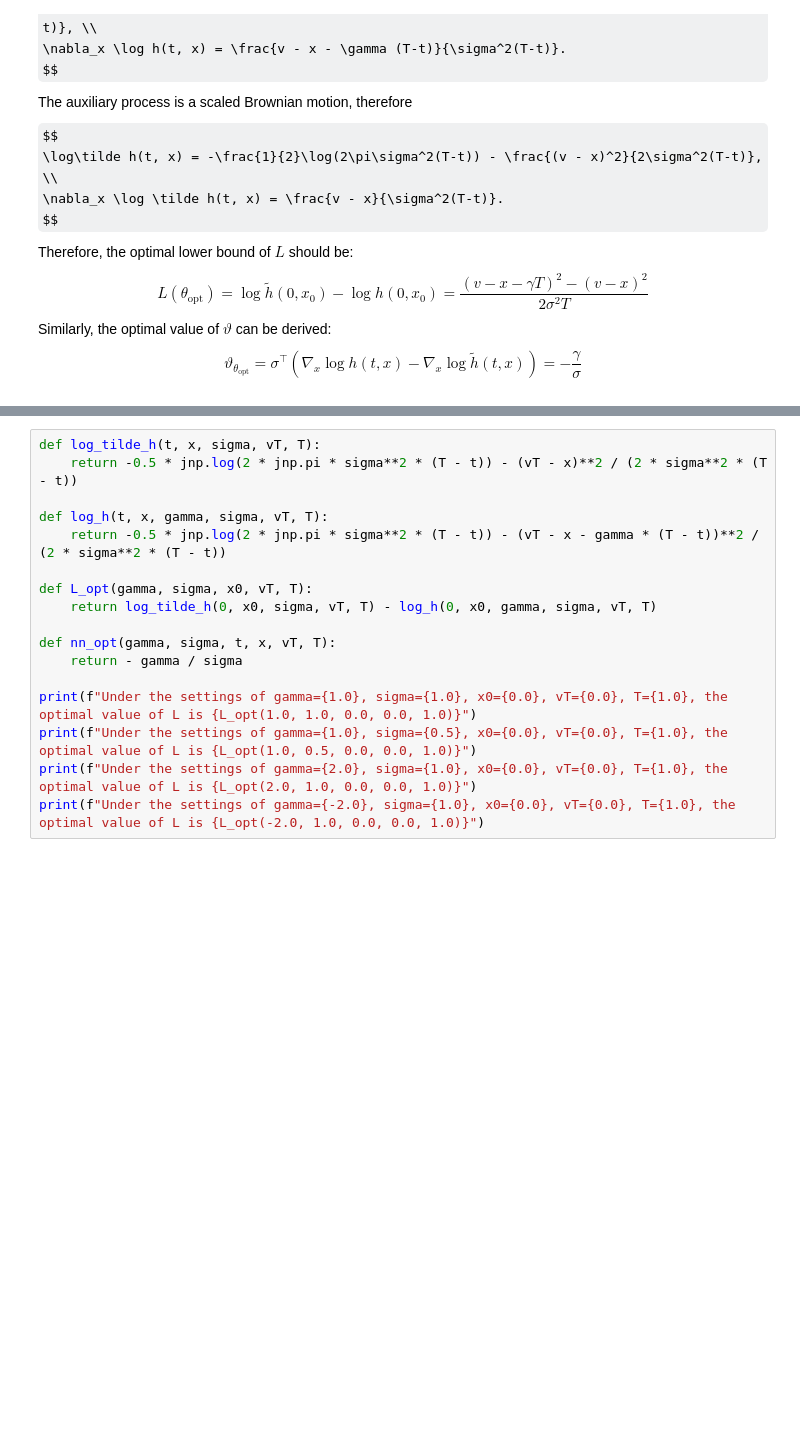
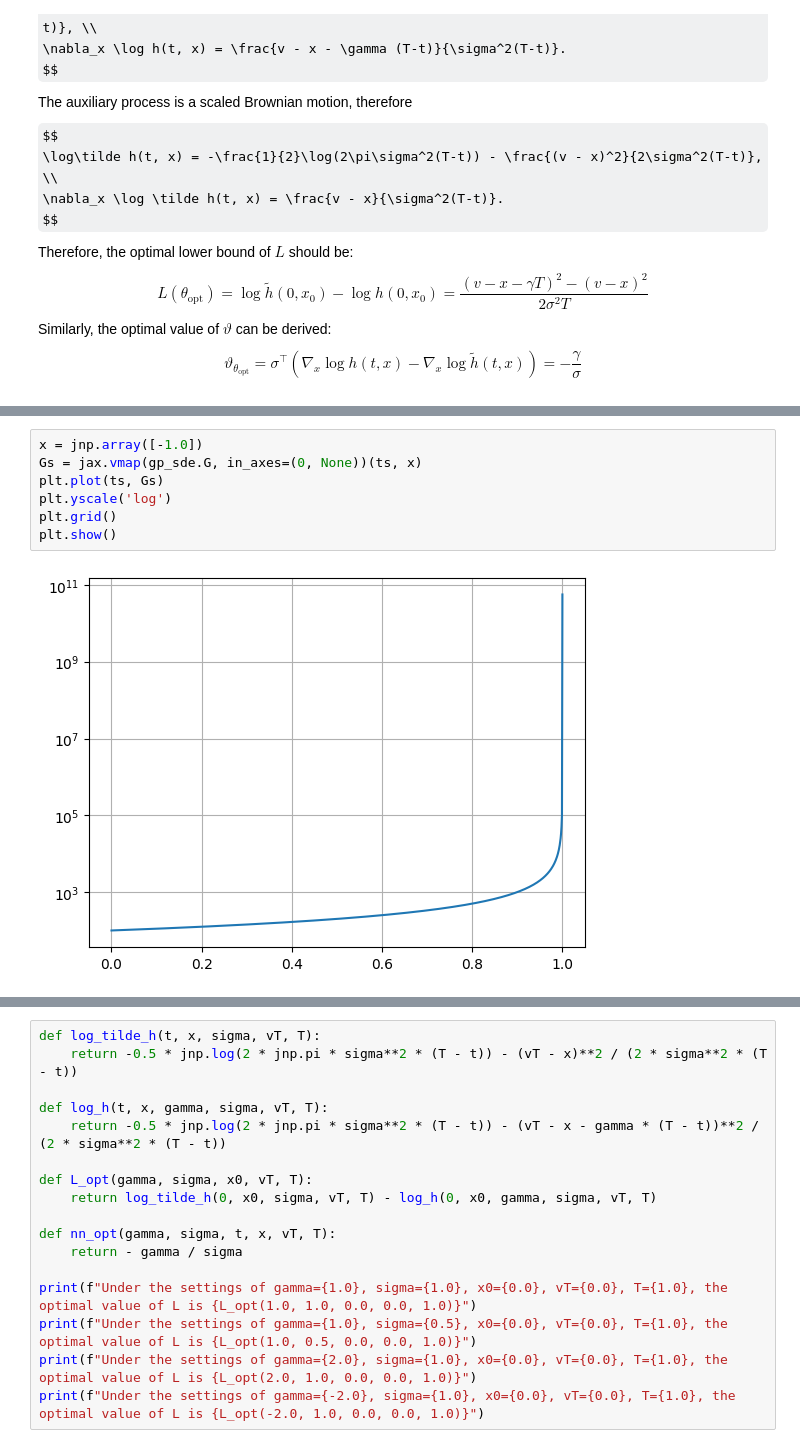
Before and after one commit to bookdiver/neuralbridge, a Jupyter notebook: examples/brownian.ipynb, the cells around one changed output, grey strips where cells are left out. Drawn from its saved outputs; the diff is of its cells as text; some formulas as TeX source; blank space fills up the shorter version.

```diff
--- a/examples/brownian.ipynb
+++ b/examples/brownian.ipynb
@@ -113,0 +138,9 @@ $$
+# %%
+x = jnp.array([-1.0])
+Gs = jax.vmap(gp_sde.G, in_axes=(0, None))(ts, x)
+plt.plot(ts, Gs)
+plt.yscale('log')
+plt.grid()
+plt.show()
+# %% [output]
+[figure, added]
```
Also changed, not shown: parts of 11 cells of this notebook, 2 other files.
